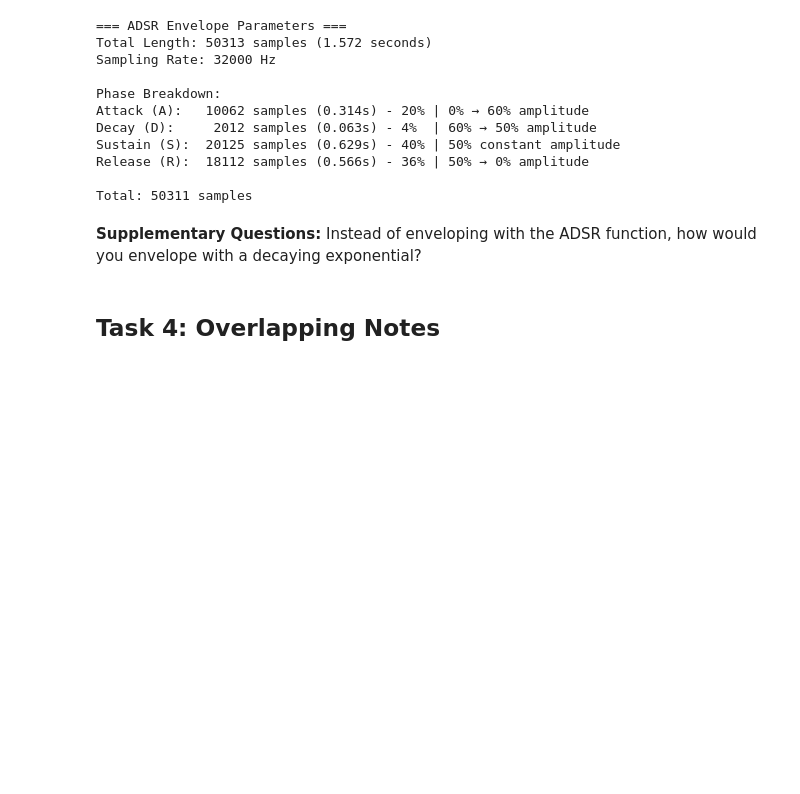
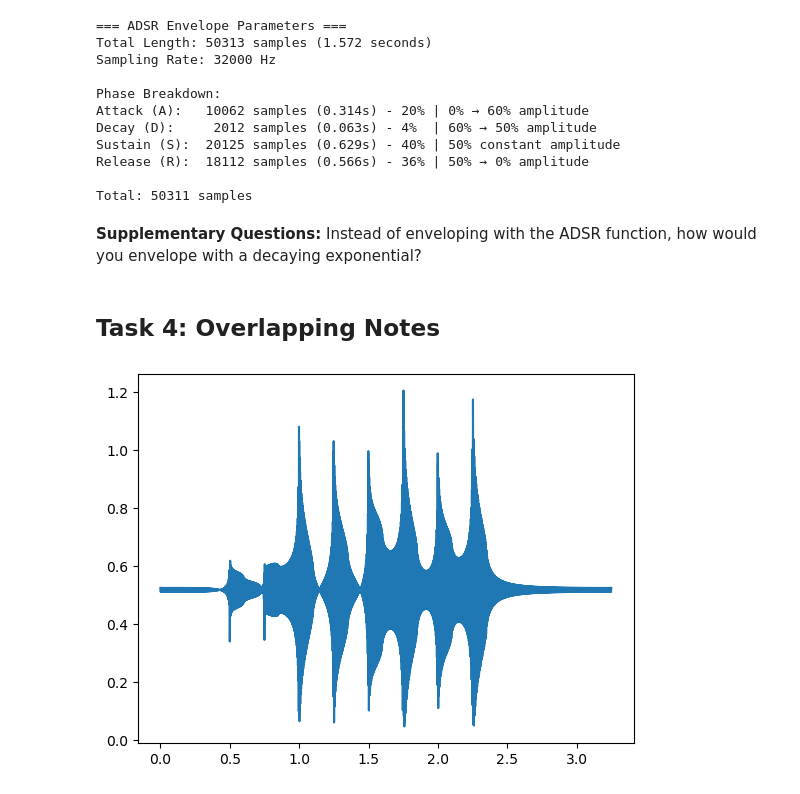
Before and after one commit to tonyechen/TECHIN_513, a Jupyter notebook: lab1/Lab1_Template.ipynb, the cells around one changed output. Cells and saved outputs as stored; diff of their text form; code cells hidden in the pictures; blank space fills up the shorter version.

```diff
--- a/lab1/Lab1_Template.ipynb
+++ b/lab1/Lab1_Template.ipynb
@@ -193,7 +193,7 @@ Lower frequencies (like A) have longer periods (slower oscillations).
 ============================================================
 # %%
 # Use your function to generate the musical score for the Scarborough Fair.
-rest = (0, 0.005)
+rest = (0, 0.1)
 score = [(A, 0.5), (A, 0.25), (E, 0.25), (E, 0.25), (E, 0.25), (B, 0.25), (C, 0.25), (B, 0.25), (A, 1.0)]
 score = [item for note_pair in score for item in (note_pair, rest)] # add rests between notes
 notes = [note(frequency, duration) for frequency, duration in score]
@@ -467,15 +469,3 @@ Total: 50311 samples
 **Supplementary Questions:** Instead of enveloping with the ADSR function, how would you envelope with a decaying exponential?
 # %% [markdown]
 ## Task 4: Overlapping Notes
-# %%
-def overlap(notes, offset):
-    """Joins notes together with overlap between consecutive notes.
-
-    Args:
-        notes: An array of notes to be joined.
-        offset: The amount of allowable overlap between consecutive notes.
-
-    Returns:
-        A score made from the input notes.
-    """
-    # Enter code here
@@ -489,0 +527,16 @@ def overlap(notes, offset):
+# %%
+# Smooth the sound by overlapping the notes.
+score = [(A, 0.5), (A, 0.25), (E, 0.25), (E, 0.25), (E, 0.25), (B, 0.25), (C, 0.25), (B, 0.25), (A, 1.0)]
+notes = [note(frequency, duration) for frequency, duration in score]
+
+# Overlap duration (how much notes blend together)
+offset = 800
+
+overlapped_song = overlap(notes, offset)
+
+# Display the envelope
+display_envelope(overlapped_song)
+# Play the audio sample
+play(overlapped_song)
+# %% [output]
+[figure, added]
```
Also changed, not shown: parts of 4 cells of this notebook.
